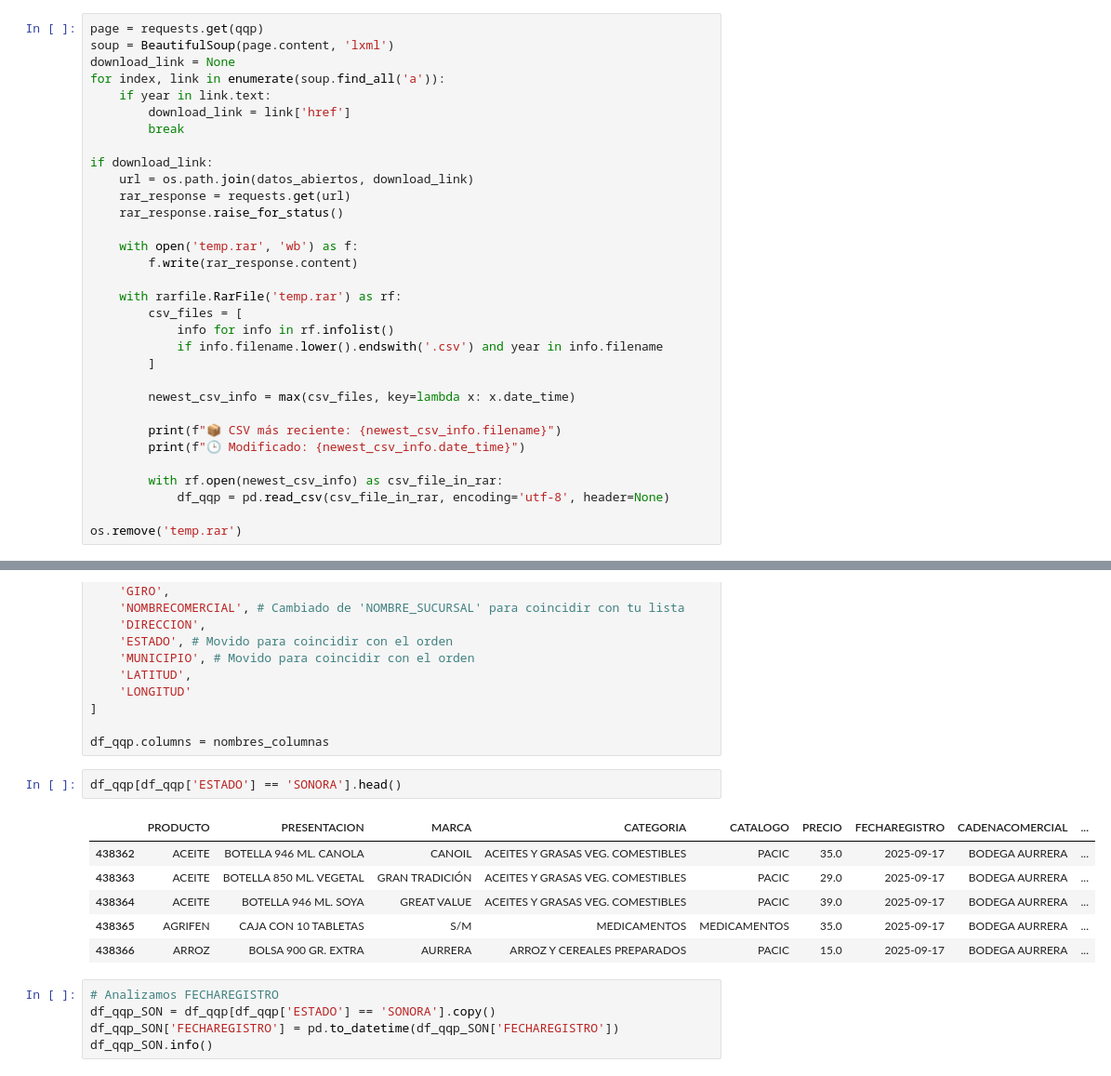
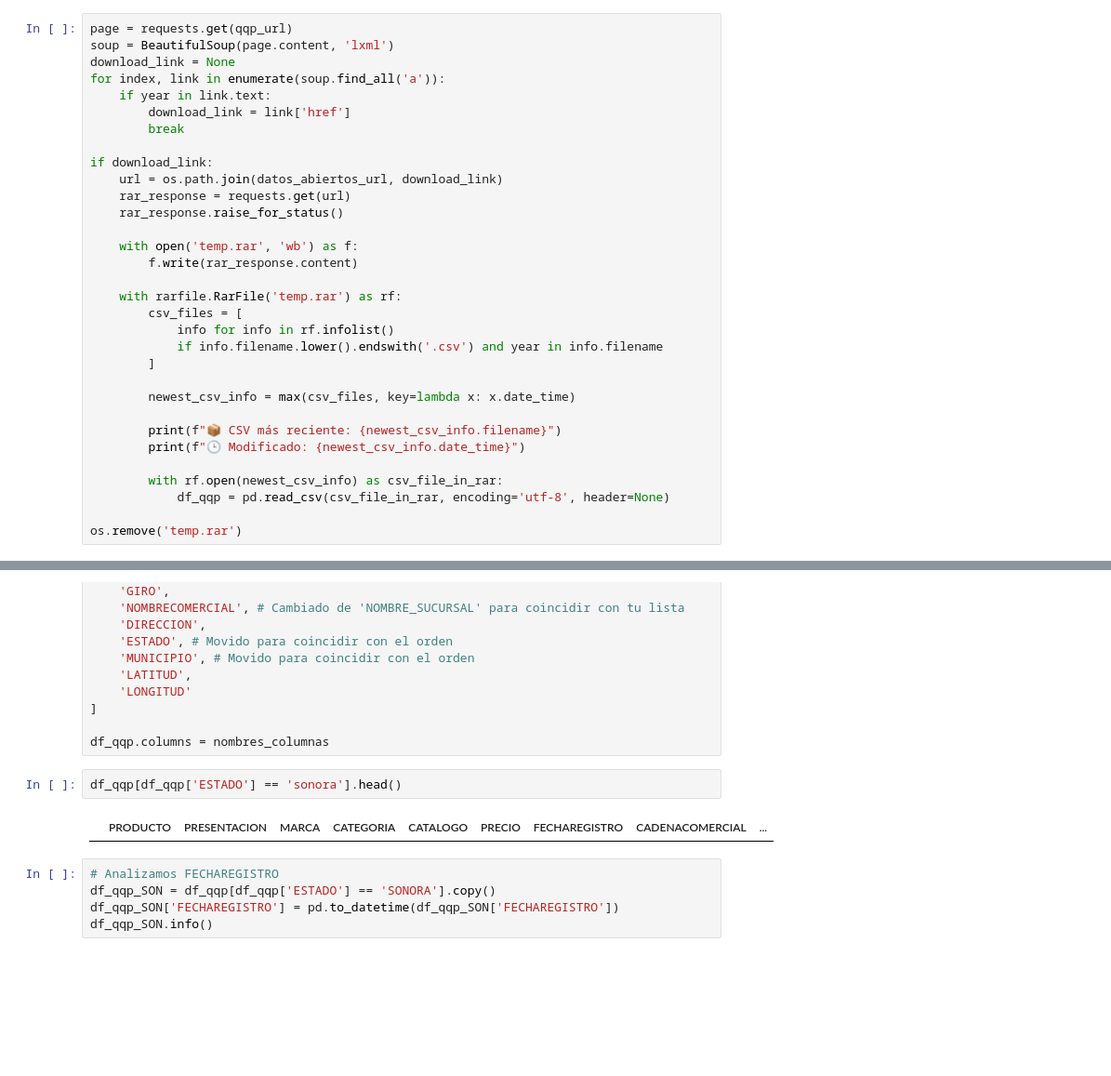
Before and after one commit to anmerino-pnd/sina, a Jupyter notebook: notebooks/primeros_intentos.ipynb, the cells around one changed output, grey strips where cells are left out. Shown at 93% size. Saved outputs shown, nothing was run; the diff lists cells and outputs as text; blank space fills up the shorter version.

```diff
--- a/notebooks/primeros_intentos.ipynb
+++ b/notebooks/primeros_intentos.ipynb
@@ -21,7 +21,7 @@ year = str(date.today().year)
 # %% [markdown]
 ### qqp
 # %%
-page = requests.get(qqp)
+page = requests.get(qqp_url)
 soup = BeautifulSoup(page.content, 'lxml')
 download_link = None
 for index, link in enumerate(soup.find_all('a')):
@@ -30,7 +30,7 @@ for index, link in enumerate(soup.find_all('a')):
         break
 
 if download_link:
-    url = os.path.join(datos_abiertos, download_link)
+    url = os.path.join(datos_abiertos_url, download_link)
     rar_response = requests.get(url)
     rar_response.raise_for_status()
 
@@ -75,14 +76,9 @@ nombres_columnas = [
 
 df_qqp.columns = nombres_columnas
 # %%
-df_qqp[df_qqp['ESTADO'] == 'SONORA'].head()
+df_qqp[df_qqp['ESTADO'] == 'sonora'].head()
 # %% [output]
 |  | PRODUCTO | PRESENTACION | MARCA | CATEGORIA | CATALOGO | PRECIO | FECHAREGISTRO | CADENACOMERCIAL | ... |
-| 438362 | ACEITE | BOTELLA 946 ML. CANOLA | CANOIL | ACEITES Y GRASAS VEG. COMESTIBLES | PACIC | 35.0 | 2025-09-17 | BODEGA AURRERA | ... |
-| 438363 | ACEITE | BOTELLA 850 ML. VEGETAL | GRAN TRADICIÓN | ACEITES Y GRASAS VEG. COMESTIBLES | PACIC | 29.0 | 2025-09-17 | BODEGA AURRERA | ... |
-| 438364 | ACEITE | BOTELLA 946 ML. SOYA | GREAT VALUE | ACEITES Y GRASAS VEG. COMESTIBLES | PACIC | 39.0 | 2025-09-17 | BODEGA AURRERA | ... |
-| 438365 | AGRIFEN | CAJA CON 10 TABLETAS | S/M | MEDICAMENTOS | MEDICAMENTOS | 35.0 | 2025-09-17 | BODEGA AURRERA | ... |
-| 438366 | ARROZ | BOLSA 900 GR. EXTRA | AURRERA | ARROZ Y CEREALES PREPARADOS | PACIC | 15.0 | 2025-09-17 | BODEGA AURRERA | ... |
 # %%
 # Analizamos FECHAREGISTRO
 df_qqp_SON = df_qqp[df_qqp['ESTADO'] == 'SONORA'].copy()
```
Also changed, not shown: parts of 1 cell of this notebook, 2 other files.
